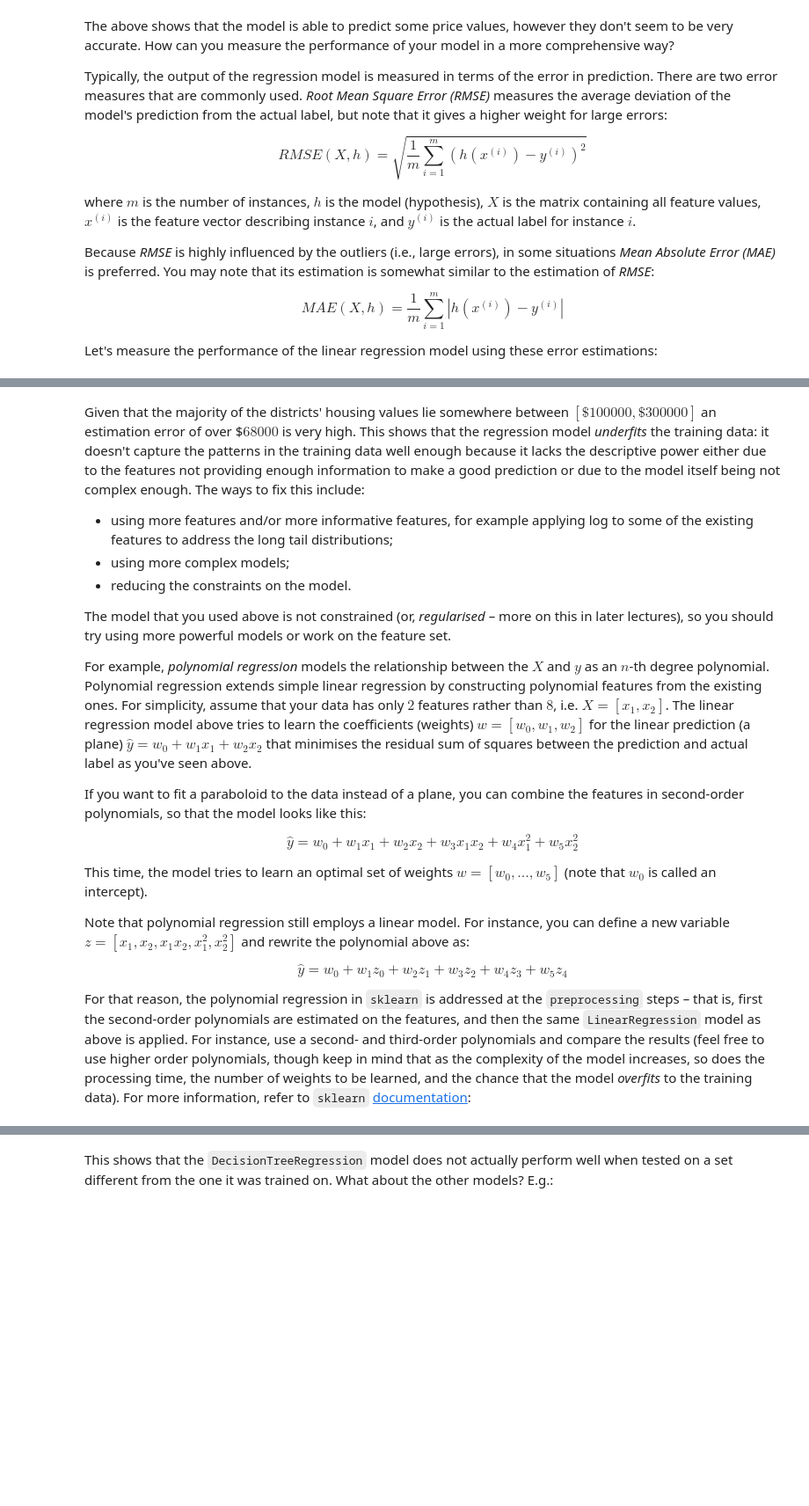
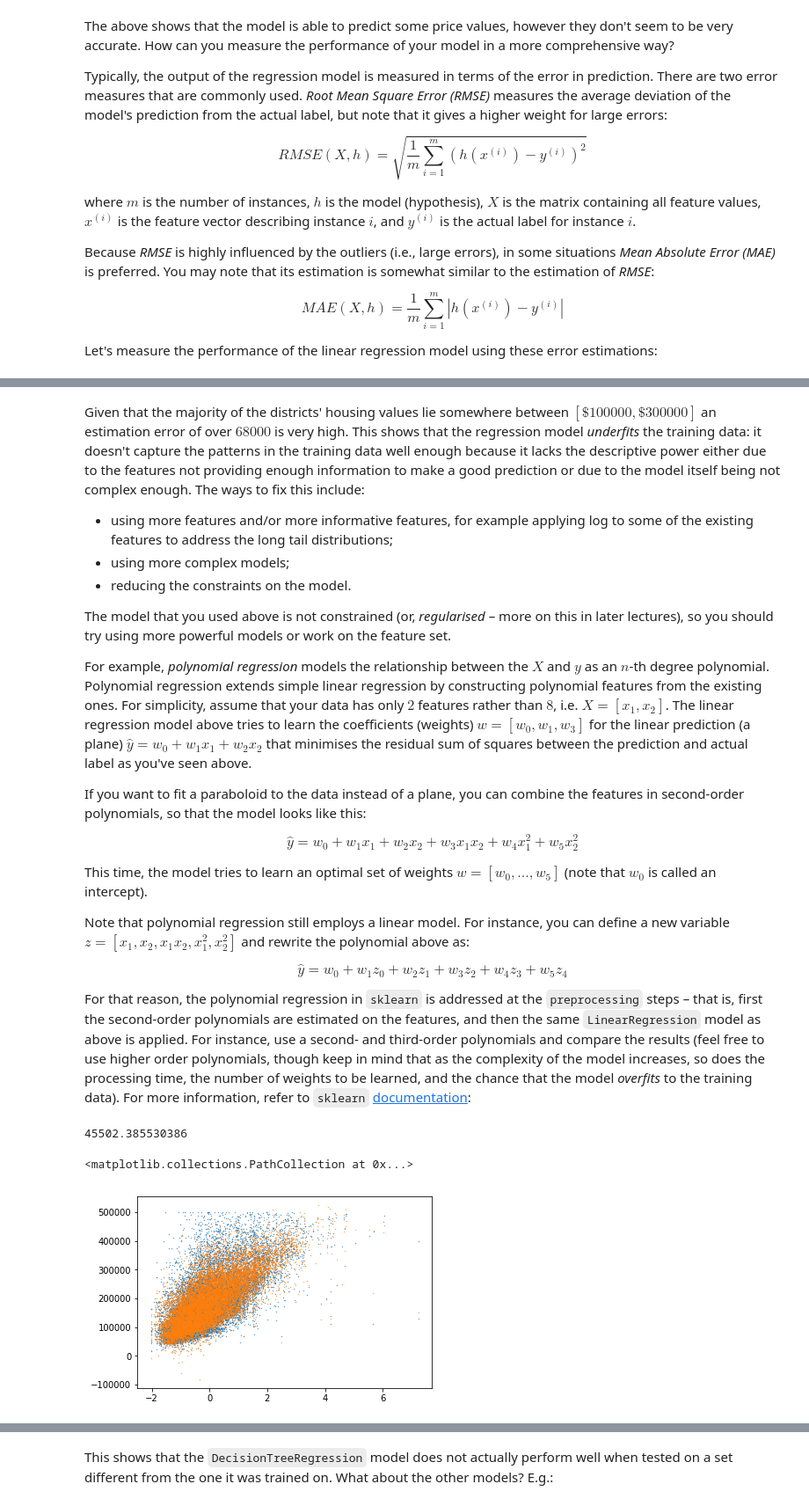
Before and after one commit to dks28/cl-datasci-pnp, a Jupyter notebook: DSPNP_practical1/DSPNP_notebook1.ipynb, the cells around one changed output, grey strips where cells are left out. Shown at 88% size. Saved outputs shown, nothing was run; the diff lists cells and outputs as text; code cells hidden in the pictures; blank space fills up the shorter version.

```diff
--- a/DSPNP_practical1/DSPNP_notebook1.ipynb
+++ b/DSPNP_practical1/DSPNP_notebook1.ipynb
@@ -534,6 +818,16 @@ full_pipeline = FeatureUnion(transformer_list=[
 housing = strat_train_set.drop("median_house_value", axis=1)
 housing_labels = strat_train_set["median_house_value"].copy()
 
+# For experimentation: Does it help to remove all the patterns around 350000, 450000, 500001?
+housing_full = housing.copy()
+housing_labels_full = housing_labels.copy()
+rows_dropped = housing_labels.loc[housing_labels==350000].append(
+    housing_labels.loc[housing_labels==450000]).append(
+    housing_labels.loc[housing_labels==500001]).index
+
+housing.drop(rows_dropped, axis=0, inplace=True)
+housing_labels.drop(rows_dropped, axis=0, inplace=True)
+
 housing_prepared = full_pipeline.fit_transform(housing)
 print(housing_prepared.shape)
 housing_prepared
@@ -592,12 +926,12 @@ lin_rmse
 # %% [markdown]
-Given that the majority of the districts' housing values lie somewhere between $[\$100000, \$300000]$ an estimation error of over \$$68000$ is very high. This shows that the regression model *underfits* the training data: it doesn't capture the patterns in the training data well enough because it lacks the descriptive power either due to the features not providing enough information to make a good prediction or due to the model itself being not complex enough. The ways to fix this include:
+Given that the majority of the districts' housing values lie somewhere between $[\$100000, \$300000]$ an estimation error of over $68000$ is very high. This shows that the regression model *underfits* the training data: it doesn't capture the patterns in the training data well enough because it lacks the descriptive power either due to the features not providing enough information to make a good prediction or due to the model itself being not complex enough. The ways to fix this include:
 - using more features and/or more informative features, for example applying log to some of the existing features to address the long tail distributions;
 - using more complex models;
 - reducing the constraints on the model.
 
 The model that you used above is not constrained (or, *regularised* – more on this in later lectures), so you should try using more powerful models or work on the feature set.
 
-For example, *polynomial regression* models the relationship between the $X$ and $y$ as an $n$-th degree polynomial. Polynomial regression extends simple linear regression by constructing polynomial features from the existing ones. For simplicity, assume that your data has only $2$ features rather than $8$, i.e. $X=[x_{1}, x_{2}]$. The linear regression model above tries to learn the coefficients (weights) $w=[w_{0}, w_{1}, w_{2}]$ for the linear prediction (a plane) $\hat{y} = w_{0} + w_{1}x_{1} + w_{2}x_{2}$ that minimises the residual sum of squares between the prediction and actual label as you've seen above.
+For example, *polynomial regression* models the relationship between the $X$ and $y$ as an $n$-th degree polynomial. Polynomial regression extends simple linear regression by constructing polynomial features from the existing ones. For simplicity, assume that your data has only $2$ features rather than $8$, i.e. $X=[x_{1}, x_{2}]$. The linear regression model above tries to learn the coefficients (weights) $w=[w_{0}, w_{1}, w_{3}]$ for the linear prediction (a plane) $\hat{y} = w_{0} + w_{1}x_{1} + w_{2}x_{2}$ that minimises the residual sum of squares between the prediction and actual label as you've seen above.
 
 If you want to fit a paraboloid to the data instead of a plane, you can combine the features in second-order polynomials, so that the model looks like this:
 
@@ -617,14 +951,22 @@ For that reason, the polynomial regression in `sklearn` is addressed at the `pre
 # %%
 from sklearn.preprocessing import PolynomialFeatures
 
 model = Pipeline([('poly', PolynomialFeatures(degree=3)),
                   ('linear', LinearRegression())])
 
 model = model.fit(housing_prepared, housing_labels)
 housing_predictions = model.predict(housing_prepared)
 lin_mse = mean_squared_error(housing_labels, housing_predictions)
 lin_rmse = np.sqrt(lin_mse)
-lin_rmse
+print(lin_rmse)
+plt.scatter(x=housing_prepared[:,7], y= housing_labels, s=0.1)
+plt.scatter(x=housing_prepared[:,7], y=housing_predictions, s=0.1) # Plot the predictions against the actual values.
+# x: standard deviations from the mean of median income,
+# y: median house value
+# %% [output]
+45502.385530386
+<matplotlib.collections.PathCollection at 0x...>
+[figure, added]
 # %% [markdown]
 How does the performance of the polynomial regression model compare to the first-order linear regression? You see that the performance improves as the complexity of the feature space increases. However, note that the more complex the model becomes, the more accurately it learns to replicate the training data, and the less likely it will generalise to the new pattern, i.e. in the test data. This phenomenon of learning to replicate the patterns from the training data too closely is called *overfitting*, and it is an opposite of *underfitting* when the model does not learn enough about the pattern from the training data due to its simplicity.
 
```
Also changed, not shown: parts of 75 cells of this notebook, 1 other file.
